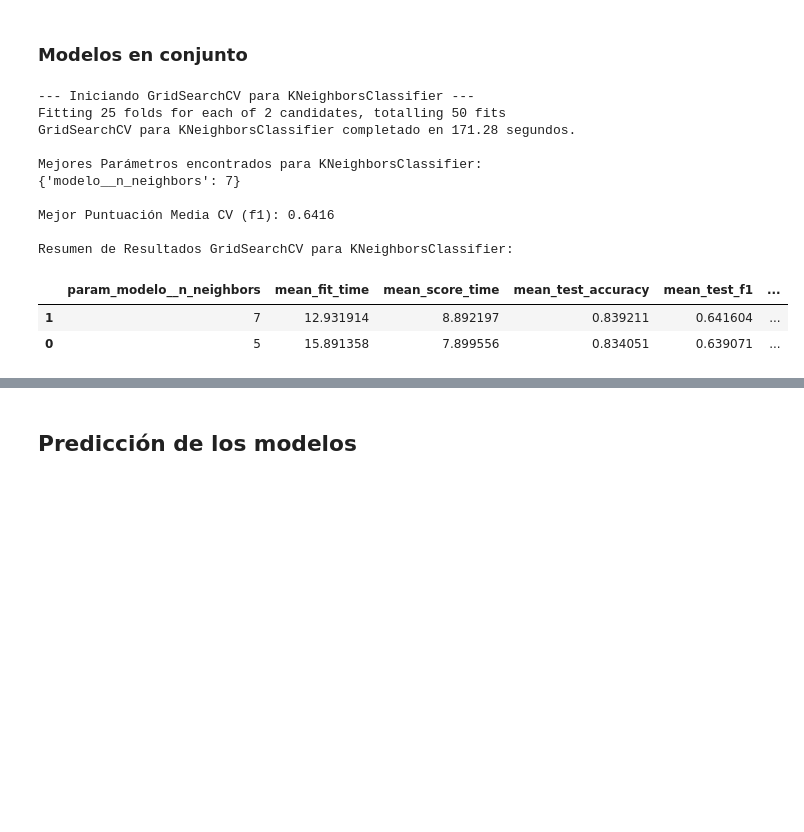
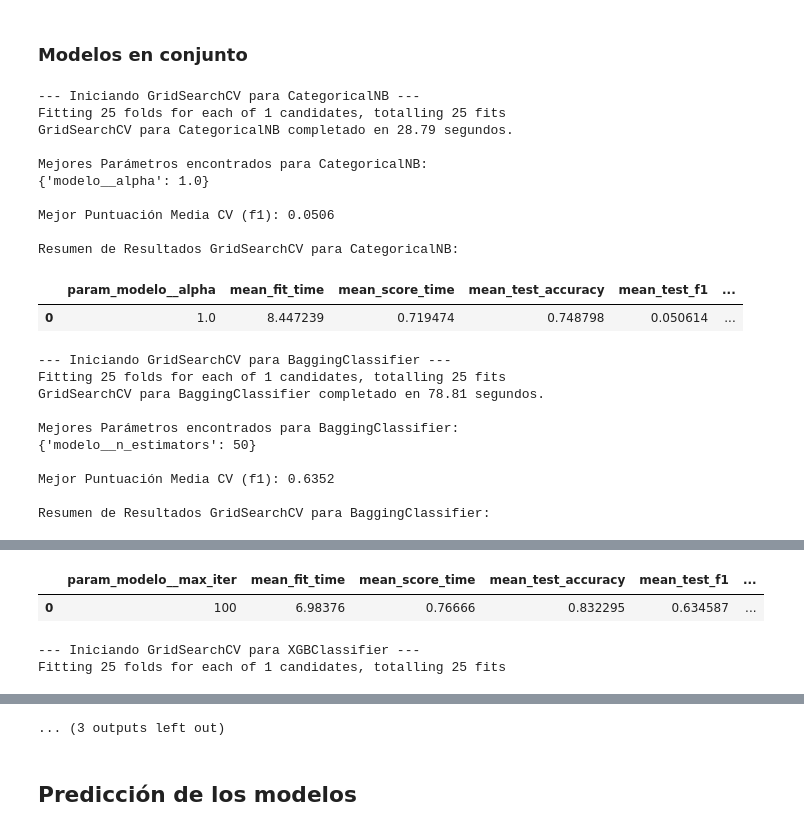
Before and after one commit to albertoPerez25/Clasificacion_Autonoma_de_Imagenes_Satelitales, a Jupyter notebook: Práctica 2 - Aprendizaje y selección de modelos de clasificación .ipynb, the cells around one changed output, grey strips where cells are left out. Cells and saved outputs as stored; diff of their text form; code cells hidden in the pictures; blank space fills up the shorter version.

Commit message:
Implementados el resto de modelos

```diff
--- a/Práctica 2 - Aprendizaje y selección de modelos de clasificación .ipynb
+++ b/Práctica 2 - Aprendizaje y selección de modelos de clasificación .ipynb
@@ -1362,0 +1520,12 @@ else:
+# %%
+if (TESTEO_RÁPIDO):
+    param_grid_ADA = {
+        'modelo__n_estimators': [50],
+    }
+else:
+    param_grid_ADA = {
+        # Número de estimadores
+        'modelo__n_estimators': [50, 100, 200, 300],
+        # Tasa de aprendizaje (controla la contribución de cada estimador)
+        'modelo__learning_rate': [0.01, 0.1, 0.5, 1.0],
+    }
@@ -1363,38 +1589,72 @@ else:
+# %%
+if (TESTEO_RÁPIDO):
+    param_grid_LGBM = {
+        'modelo__n_estimators': [50],
+        'modelo__num_leaves': [31],
+    }
+else:
+    param_grid_LGBM = {
+        'modelo__n_estimators': [100, 200, 500],
+        'modelo__learning_rate': [0.01, 0.1],
+        # Número de hojas (parámetro clave en LGBM)
+        'modelo__num_leaves': [31, 50, 100],
+        # Fracción de características
+        'modelo__feature_fraction': [0.7, 0.9],
+        # Fracción de datos (bagging)
+        'modelo__bagging_fraction': [0.7, 0.9],
+        'modelo__bagging_freq': [1], # Frecuencia de bagging
+    }
 # %% [markdown]
 ### Modelos en conjunto
 # %%
 class model:
     def __init__(self, name, pipeline, param_grid, result = None, prediction = None):
         self.name = name
         self.pipeline = pipeline
         self.param_grid = param_grid
         self.result = result
         self.prediction = prediction
 
 
 models_dic = [
-    #model('DT',pipeline_DT,param_grid_DT),
-    #model('NB',pipeline_NB,param_grid_NB),
-    #model('RFC',pipeline_RFC,param_grid_RFC),
-    model('KNN',pipeline_KNN,param_grid_KNN)
+    #model('DT',pipeline_DT, param_grid_DT),
+    #model('NB',pipeline_NB, param_grid_NB),
+    #model('RFC',pipeline_RFC, param_grid_RFC),
+    #model('KNN', pipeline_KNN, param_grid_KNN),
+    model('CNB', pipeline_CNB, param_grid_CNB),
+    model('BAG', pipeline_BAG, param_grid_BAG),
+    model('ADA', pipeline_ADA, param_grid_ADA),
+    model('GB', pipeline_GB, param_grid_GB),
+    model('HGB', pipeline_HGB, param_grid_HGB),
+    model('XGB', pipeline_XGB, param_grid_XGB),
+    model('LGBM', pipeline_LGBM, param_grid_LGBM)
 ]
 
 if (TESTEO_RÁPIDO):
     for model in models_dic:
         model.name = model.name + "_test"
 
 models_dic = cross_validation_batch(models_dic)
 # %% [output]
---- Iniciando GridSearchCV para KNeighborsClassifier ---
-Fitting 25 folds for each of 2 candidates, totalling 50 fits
-GridSearchCV para KNeighborsClassifier completado en 171.28 segundos.
+--- Iniciando GridSearchCV para CategoricalNB ---
+Fitting 25 folds for each of 1 candidates, totalling 25 fits
+GridSearchCV para CategoricalNB completado en 28.79 segundos.
 
-Mejores Parámetros encontrados para KNeighborsClassifier:
-{'modelo__n_neighbors': 7}
+Mejores Parámetros encontrados para CategoricalNB:
+{'modelo__alpha': 1.0}
 
-Mejor Puntuación Media CV (f1): 0.6416
+Mejor Puntuación Media CV (f1): 0.0506
 
-Resumen de Resultados GridSearchCV para KNeighborsClassifier:
+Resumen de Resultados GridSearchCV para CategoricalNB:
-|  | param_modelo__n_neighbors | mean_fit_time | mean_score_time | mean_test_accuracy | mean_test_f1 | ... |
-| 1 | 7 | 12.931914 | 8.892197 | 0.839211 | 0.641604 | ... |
-| 0 | 5 | 15.891358 | 7.899556 | 0.834051 | 0.639071 | ... |
+|  | param_modelo__alpha | mean_fit_time | mean_score_time | mean_test_accuracy | mean_test_f1 | ... |
+| 0 | 1.0 | 8.447239 | 0.719474 | 0.748798 | 0.050614 | ... |
+--- Iniciando GridSearchCV para BaggingClassifier ---
+Fitting 25 folds for each of 1 candidates, totalling 25 fits
+GridSearchCV para BaggingClassifier completado en 78.81 segundos.
+
+Mejores Parámetros encontrados para BaggingClassifier:
+{'modelo__n_estimators': 50}
+
+Mejor Puntuación Media CV (f1): 0.6352
+
+Resumen de Resultados GridSearchCV para BaggingClassifier:
@@ -1400,0 +1697,4 @@ Resumen de Resultados GridSearchCV para KNeighborsClassifier:
+|  | param_modelo__max_iter | mean_fit_time | mean_score_time | mean_test_accuracy | mean_test_f1 | ... |
+| 0 | 100 | 6.98376 | 0.76666 | 0.832295 | 0.634587 | ... |
+--- Iniciando GridSearchCV para XGBClassifier ---
+Fitting 25 folds for each of 1 candidates, totalling 25 fits
@@ -1401,3 +1709,4 @@ Resumen de Resultados GridSearchCV para KNeighborsClassifier:
+... (3 outputs left out)
 # %% [markdown]
 ## Predicción de los modelos
 # %% [markdown]
```
Also changed, not shown: parts of 28 cells of this notebook.
